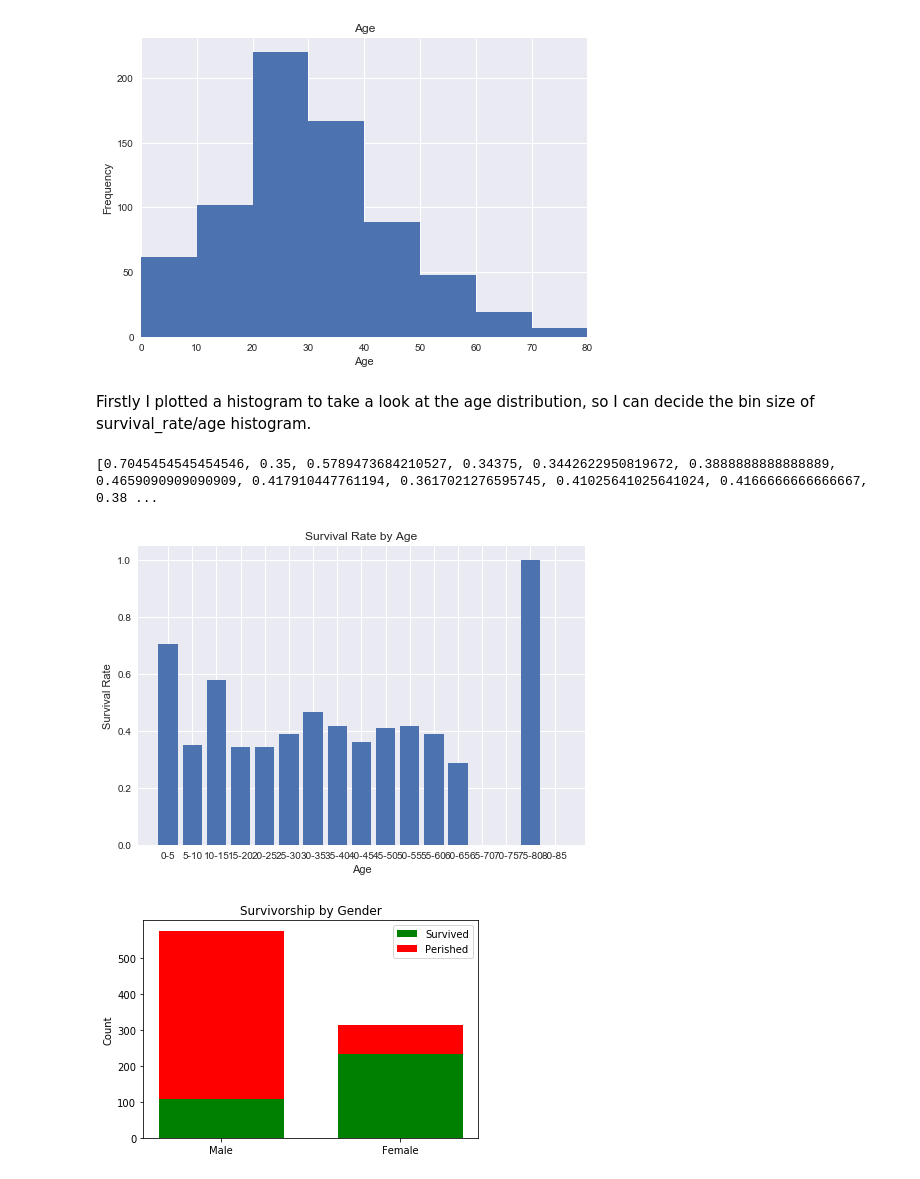
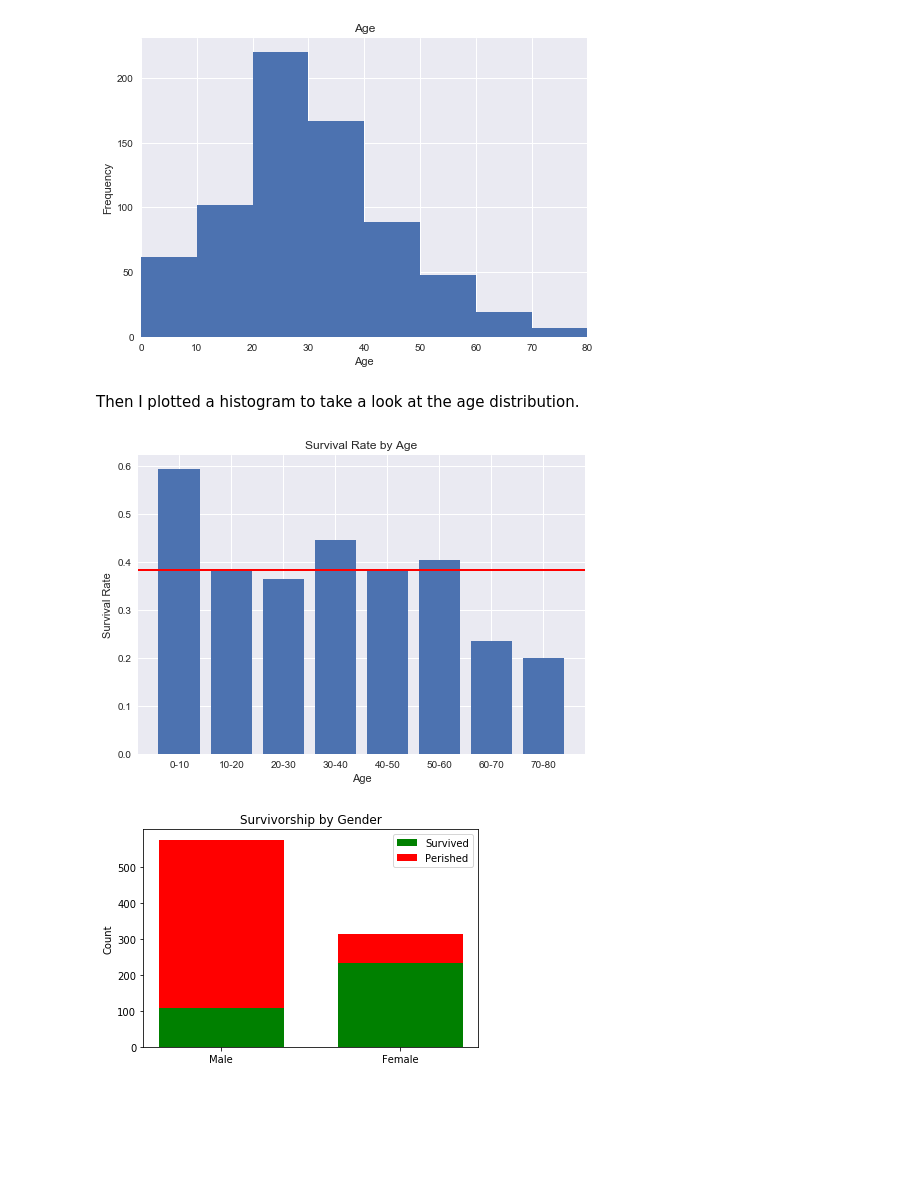
Before and after one commit to sk8erry/investigate-a-dataset, a Jupyter notebook: dand_project_2.ipynb, the cells around one changed output. Drawn from its saved outputs; the diff is of its cells as text; code cells hidden in the pictures; blank space fills up the shorter version.

```diff
--- a/dand_project_2.ipynb
+++ b/dand_project_2.ipynb
@@ -51,31 +57,30 @@ plt.show()
 # %% [output]
 [figure]
 # %% [markdown]
-Firstly I plotted a histogram to take a look at the age distribution, so I can decide the bin size of survival_rate/age histogram.
+Then I plotted a histogram to take a look at the age distribution.
 # %%
 binned_by_age = []
 survival_by_age = []
 
 for i in range (0,8):
     binned_by_age.append(titanic_df.loc[(titanic_df['Age'] <= (i + 1) * 10) & (titanic_df['Age'] > i * 10)])
 for j in range (0,8):
     if len(binned_by_age[j]) != 0:
         survival_by_age.append(len(binned_by_age[j].loc[titanic_df['Survived'] == 1])/len(binned_by_age[j]))
     else: survival_by_age.append(0)
-print(survival_by_age)
 
-objects = ['0-10', '10-20','20-30','25-30','30-35','35-40','40-45','45-50','50-55','55-60','60-65','65-70', \
-          '70-75','75-80','80-85']
+objects = ['0-10', '10-20','20-30', '30-40','40-50','50-60','60-70', '70-80']
 y_pos = np.arange(len(objects))
 plt.bar(y_pos, survival_by_age)
 plt.xticks(y_pos, objects)
 plt.xlabel('Age')
 plt.ylabel('Survival Rate')
 plt.title('Survival Rate by Age')
+plt.axhline(y=.383838, xmin=0, xmax=80, linewidth=2, color = 'r')
+
 plt.show()
 # %% [output]
-[0.7045454545454546, 0.35, 0.5789473684210527, 0.34375, 0.3442622950819672, 0.3888888888888889, 0.4659090909090909, 0.417910447761194, 0.3617021276595745, 0.41025641025641024, 0.4166666666666667, 0.38 ...
-[figure, old version]
+[figure, new version]
 # %%
 ###Group passengers by survivorship and gender for furthur analysis
 
```
Also changed, not shown: parts of 2 cells of this notebook.
